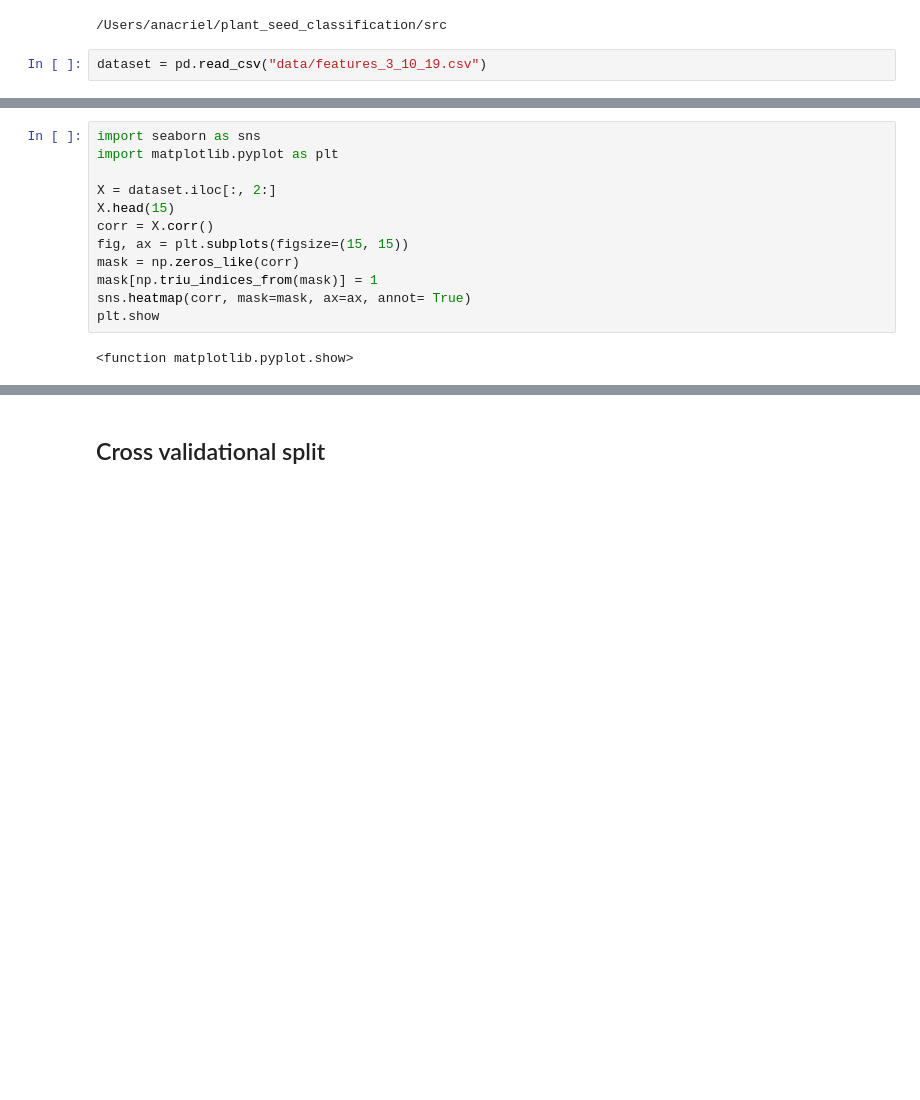
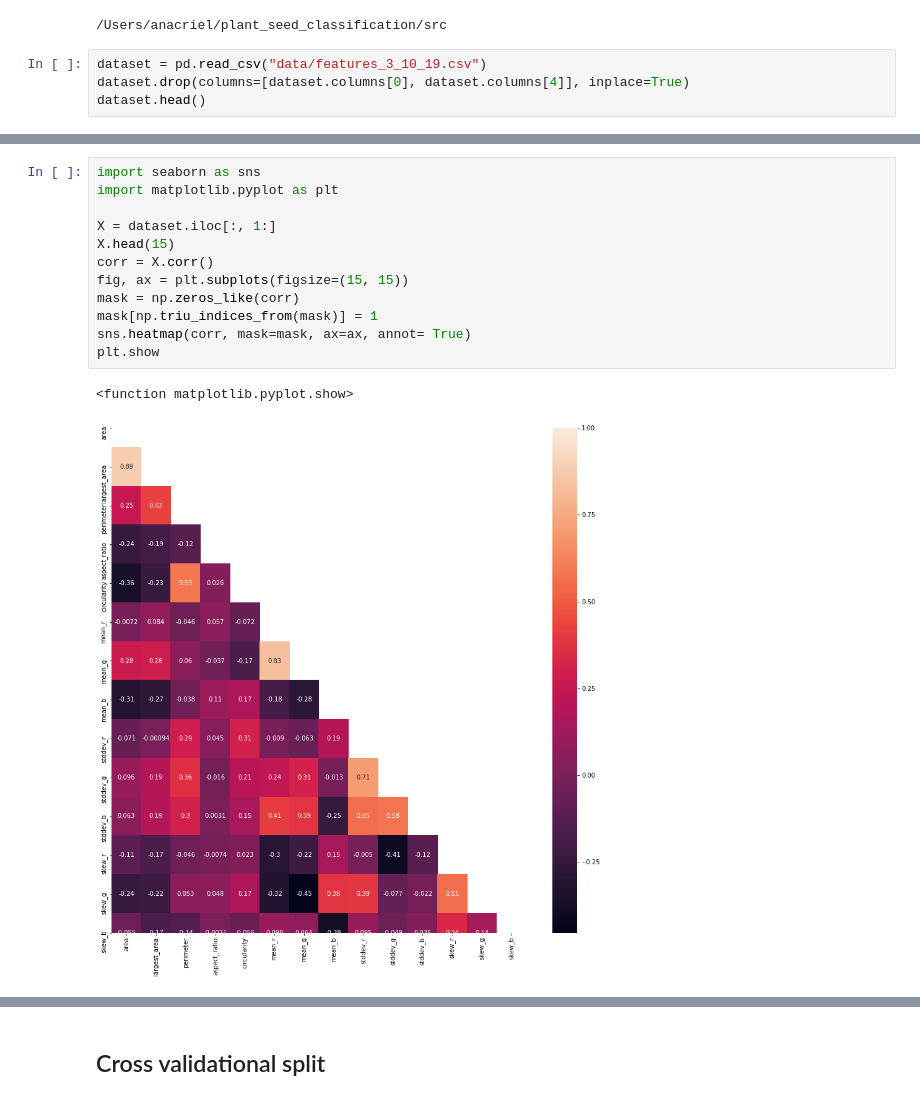
Before and after one commit to Anacriel/plant_seed_classification, a Jupyter notebook: notebooks/0.4-train-first-svm-model.ipynb, the cells around one changed output, grey strips where cells are left out. Drawn from its saved outputs; the diff is of its cells as text; blank space fills up the shorter version.

```diff
--- a/notebooks/0.4-train-first-svm-model.ipynb
+++ b/notebooks/0.4-train-first-svm-model.ipynb
@@ -19,3 +19,5 @@ cd src/
 /Users/anacriel/plant_seed_classification/src
 # %%
 dataset = pd.read_csv("data/features_3_10_19.csv")
+dataset.drop(columns=[dataset.columns[0], dataset.columns[4]], inplace=True)
+dataset.head()
@@ -22,15 +31,16 @@ dataset = pd.read_csv("data/features_3_10_19.csv")
 # %%
 import seaborn as sns
 import matplotlib.pyplot as plt
 
-X = dataset.iloc[:, 2:]
+X = dataset.iloc[:, 1:]
 X.head(15)
 corr = X.corr()
 fig, ax = plt.subplots(figsize=(15, 15))
 mask = np.zeros_like(corr)
 mask[np.triu_indices_from(mask)] = 1
 sns.heatmap(corr, mask=mask, ax=ax, annot= True)
 plt.show
 # %% [output]
 <function matplotlib.pyplot.show>
+[figure, added]
 # %%
```
Also changed, not shown: parts of 31 cells of this notebook, 5 other files.
